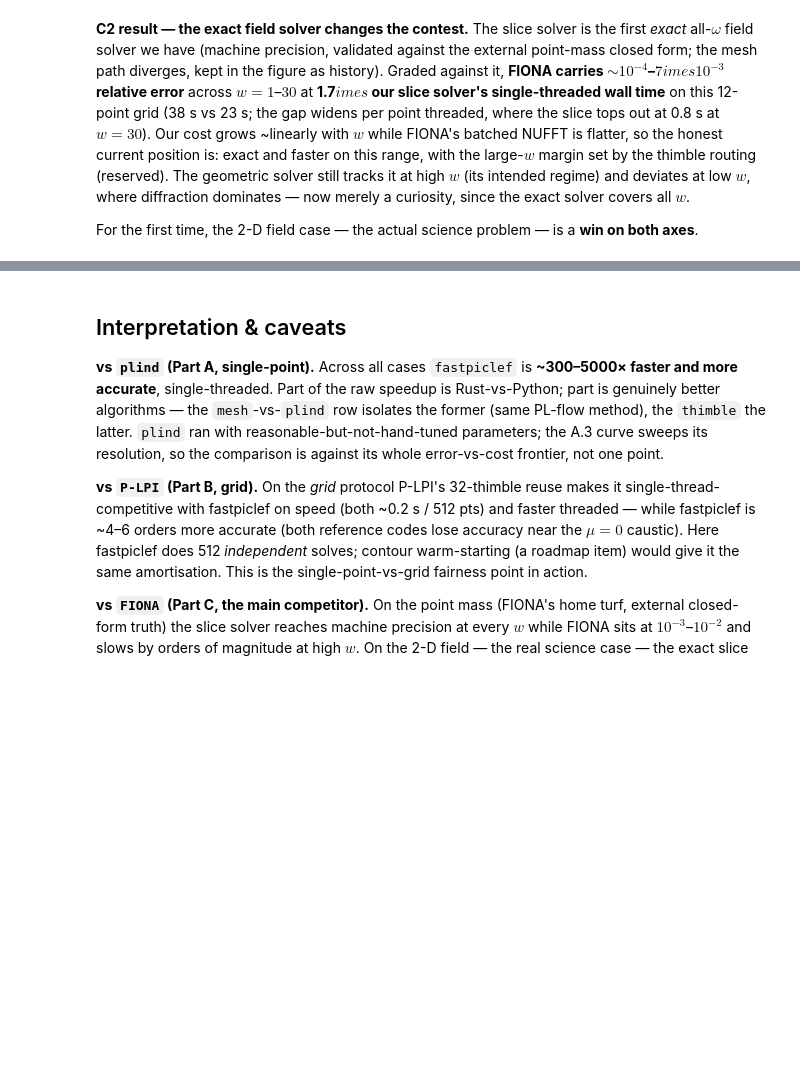
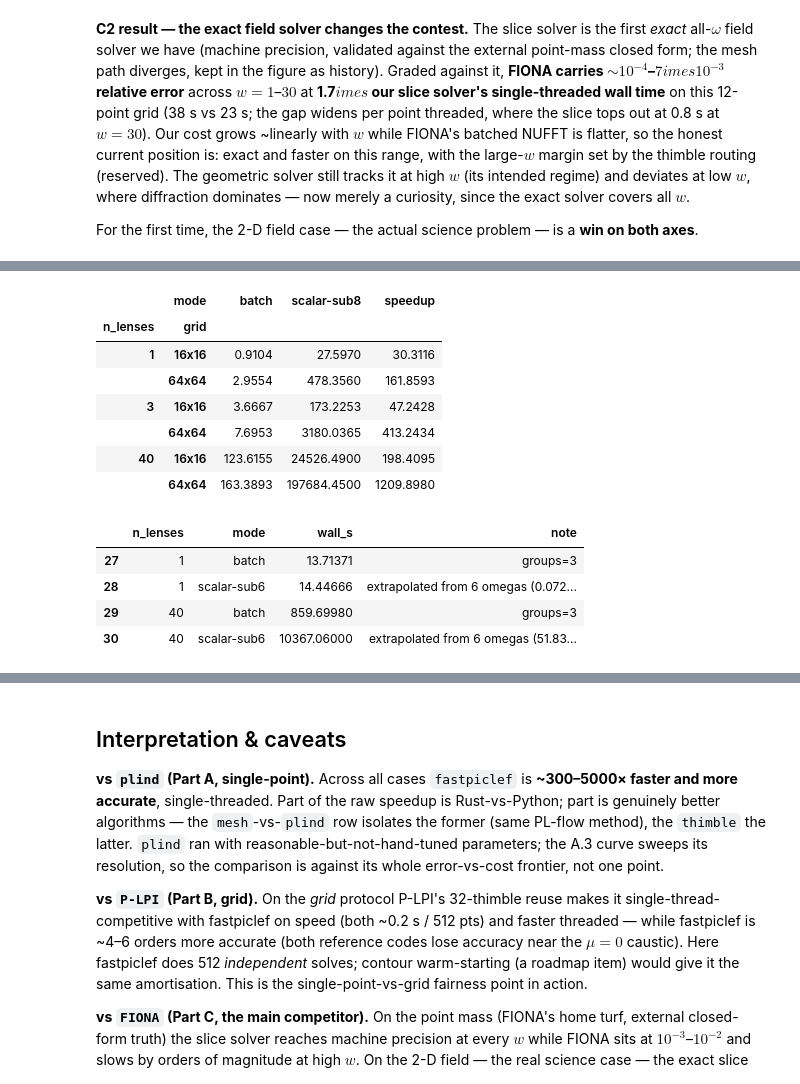
Before and after one commit to cosmoquark/fastpiclef, a Jupyter notebook: notebooks/comparison.ipynb, the cells around one changed output, grey strips where cells are left out. Drawn from its saved outputs; the diff is of its cells as text; code cells hidden in the pictures; blank space fills up the shorter version.

```diff
--- a/notebooks/comparison.ipynb
+++ b/notebooks/comparison.ipynb
@@ -368,0 +399,21 @@ different contour margin; self-checked by an $\alpha$-family of tail angles):
+# %%
+bb = pd.read_csv(os.path.join(H.RESULTS, 'batch_bench.csv'))
+bb1 = bb[bb.threads == 1]
+maps = bb1[bb1.case == '2d-map'].pivot_table(index=['n_lenses', 'grid'], columns='mode', values='wall_s')
+maps['speedup'] = maps['scalar-sub8'] / maps['batch']
+display(maps.round(4))
+display(bb1[bb1.case == 'sweep'][['n_lenses', 'mode', 'wall_s', 'note']])
+# %% [output]
+|  | mode | batch | scalar-sub8 | speedup |
+| n_lenses | grid |  |  |  |
+| 1 | 16x16 | 0.9104 | 27.5970 | 30.3116 |
+|  | 64x64 | 2.9554 | 478.3560 | 161.8593 |
+| 3 | 16x16 | 3.6667 | 173.2253 | 47.2428 |
+|  | 64x64 | 7.6953 | 3180.0365 | 413.2434 |
+| 40 | 16x16 | 123.6155 | 24526.4900 | 198.4095 |
+|  | 64x64 | 163.3893 | 197684.4500 | 1209.8980 |
+|  | n_lenses | mode | wall_s | note |
+| 27 | 1 | batch | 13.71371 | groups=3 |
+| 28 | 1 | scalar-sub6 | 14.44666 | extrapolated from 6 omegas (0.072... |
+| 29 | 40 | batch | 859.69980 | groups=3 |
+| 30 | 40 | scalar-sub6 | 10367.06000 | extrapolated from 6 omegas (51.83... |
```
Also changed, not shown: parts of 19 cells of this notebook, 29 other files.
